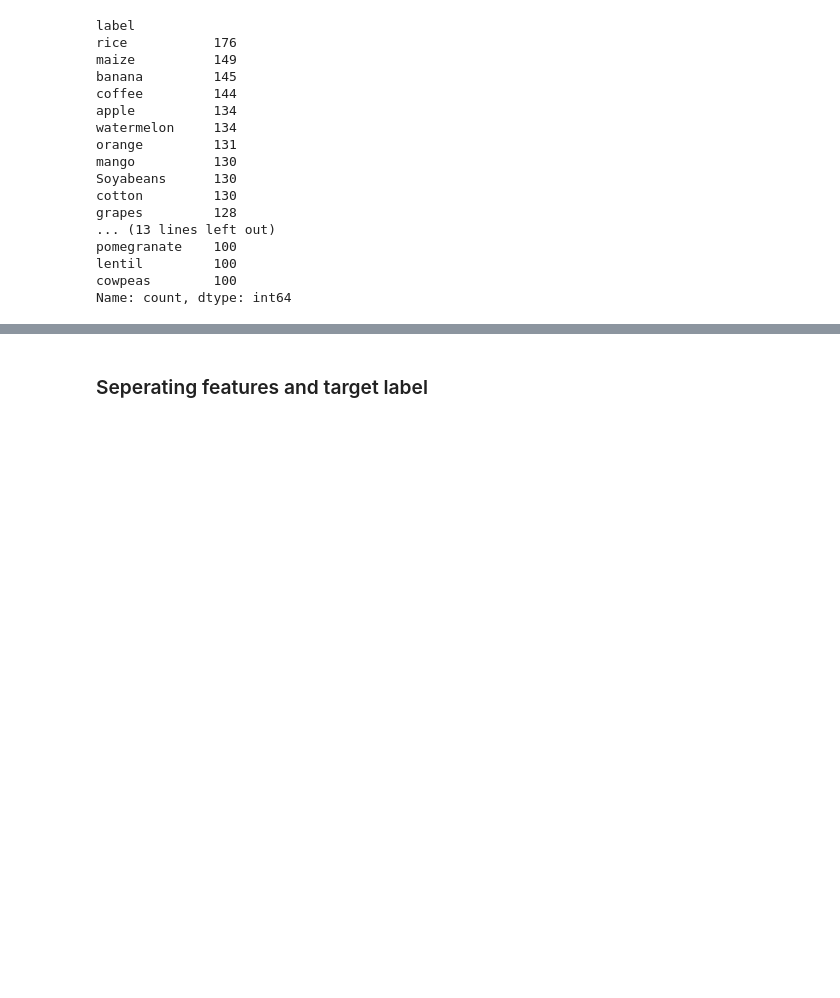
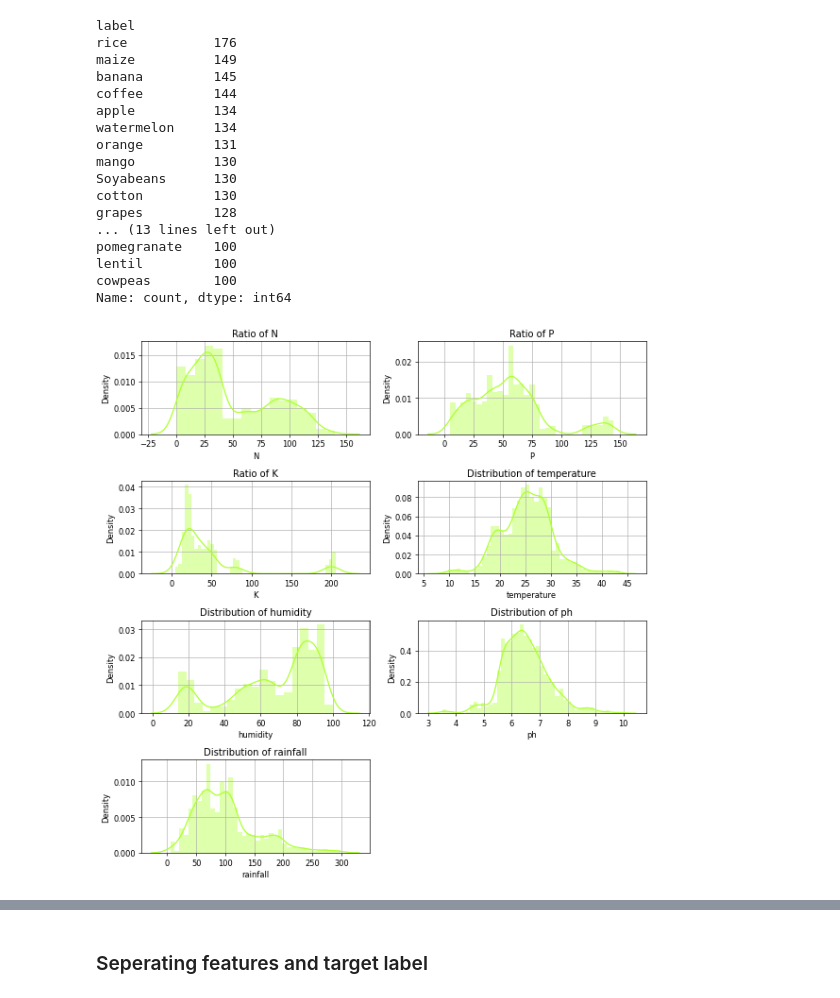
Before and after one commit to dnwiloic/uv_projet, a Jupyter notebook: notebook/Crop_Recommandation_Model.ipynb, the cells around one changed output, grey strips where cells are left out. Saved outputs shown, nothing was run; the diff lists cells and outputs as text; code cells hidden in the pictures; blank space fills up the shorter version.

```diff
--- a/notebook/Crop_Recommandation_Model.ipynb
+++ b/notebook/Crop_Recommandation_Model.ipynb
@@ -192,3 +209,23 @@ pomegranate    100
 lentil         100
 cowpeas        100
 Name: count, dtype: int64
+# %%
+# over all distribution
+
+plt.rcParams['figure.figsize'] = (10, 10)
+plt.rcParams['figure.dpi'] = 60
+
+features = ['N', 'P', 'K', 'temperature',
+			'humidity', 'ph', 'rainfall']
+
+for i, feat in enumerate(features):
+	plt.subplot(4, 2, i + 1)
+	sns.distplot(df[feat], color='greenyellow')
+	if i < 3:
+		plt.title(f'Ratio of {feat}', fontsize=12)
+	else:
+		plt.title(f'Distribution of {feat}', fontsize=12)
+	plt.tight_layout()
+	plt.grid()
+# %% [output]
+[figure, added]
```
Also changed, not shown: parts of 17 cells of this notebook, 5 other files.
